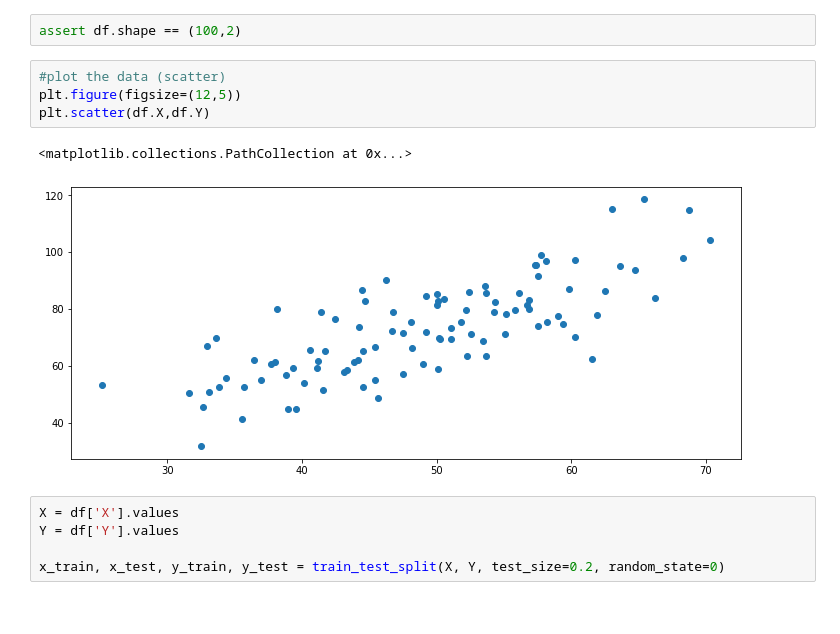
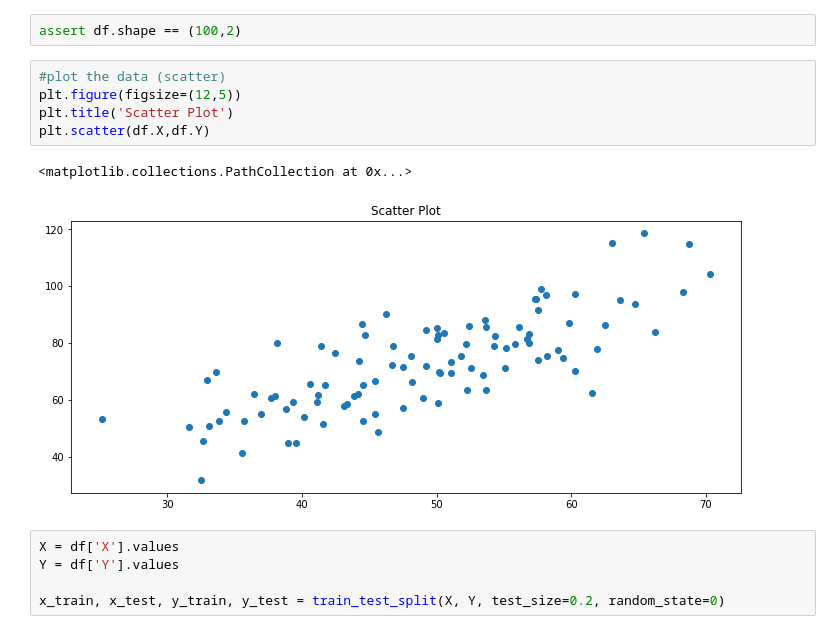
Before and after one commit to wojtekgradzinski/AISpring21, a Jupyter notebook: M3_Machine_Learning/D2 - Linear Regression/07ml2.ipynb, the cells around one changed output. Cells and saved outputs as stored; diff of their text form.

```diff
--- a/M3_Machine_Learning/D2 - Linear Regression/07ml2.ipynb
+++ b/M3_Machine_Learning/D2 - Linear Regression/07ml2.ipynb
@@ -33,10 +33,11 @@ assert df.shape == (100,2)
 # %%
 #plot the data (scatter)
 plt.figure(figsize=(12,5))
+plt.title('Scatter Plot')
 plt.scatter(df.X,df.Y)
 # %% [output]
 <matplotlib.collections.PathCollection at 0x...>
-[figure, old version]
+[figure, new version]
 # %%
 X = df['X'].values
 Y = df['Y'].values
```
Also changed, not shown: parts of 9 cells of this notebook.
